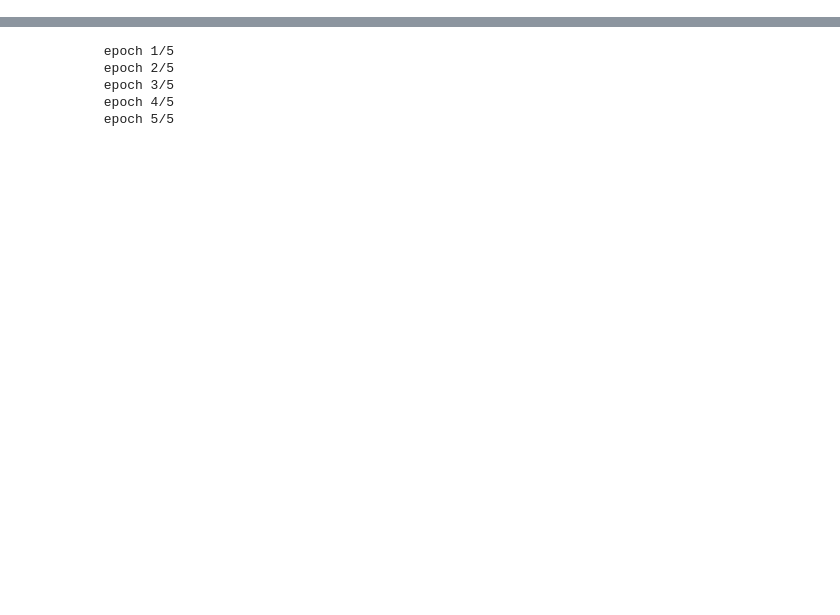
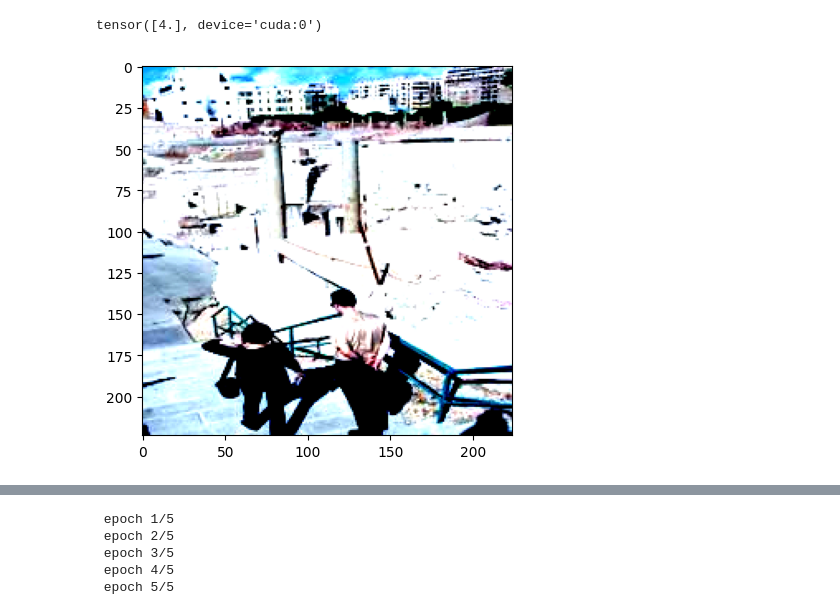
Before and after one commit to YKH2020/CV_Places365, a Jupyter notebook: PlacesClassification_ResNet50_DL.ipynb, the cells around one changed output, grey strips where cells are left out. Saved outputs shown, nothing was run; the diff lists cells and outputs as text; code cells hidden in the pictures; blank space fills up the shorter version.

```diff
--- a/PlacesClassification_ResNet50_DL.ipynb
+++ b/PlacesClassification_ResNet50_DL.ipynb
@@ -126,0 +316,5 @@ tensor([3.])
+# %%
+im, label = test_data[100]
+plt.imshow(im.permute(1,2,0).cpu())
+print(label)
+# %% [output]
@@ -127 +322,3 @@ tensor([3.])
+tensor([4.], device='cuda:0')
+[figure, added]
 # %%
```
Also changed, not shown: parts of 23 cells of this notebook.
